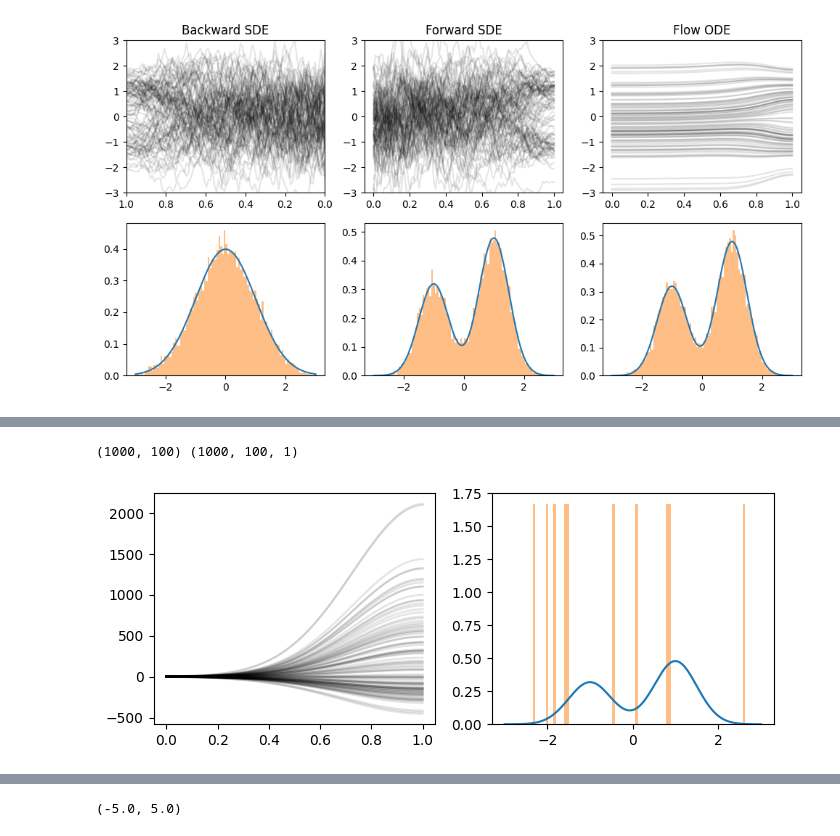
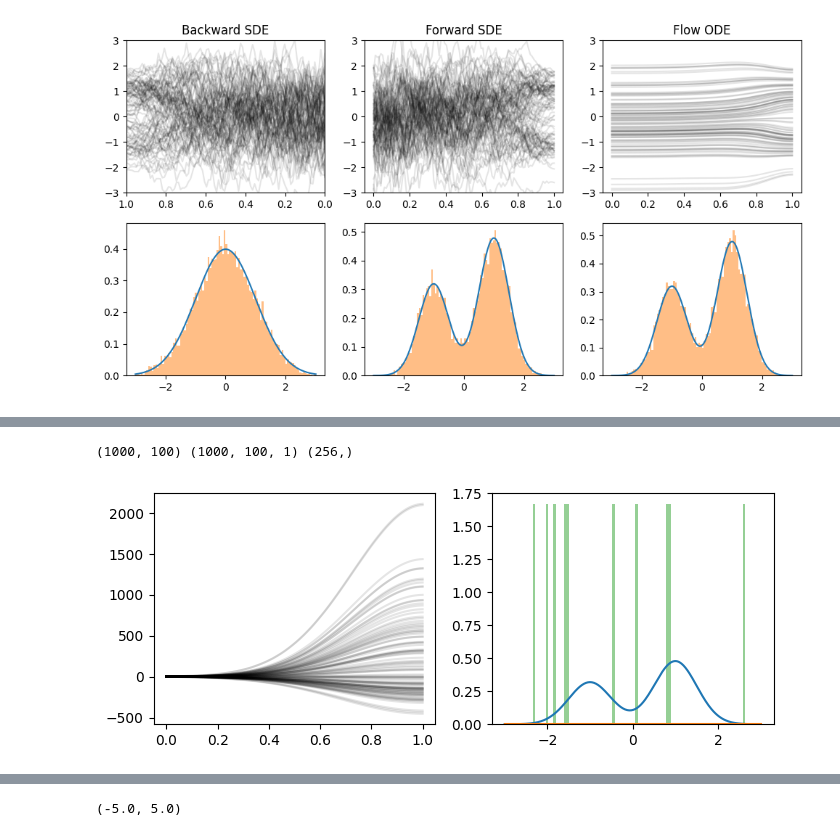
Before and after one commit to hsimonfroy/diffusion-field-level, a Jupyter notebook: TSM.ipynb, the cells around one changed output, grey strips where cells are left out. Cells and saved outputs as stored; diff of their text form; code cells hidden in the pictures.

Commit message:
logp_sde

```diff
--- a/TSM.ipynb
+++ b/TSM.ipynb
@@ -242,20 +258,55 @@ def sample_sde(key, params):
     x0 = base.sample(seed=key_x0)
     return forward_sde(key_sde, x0, lambda t, y, args: score.apply(params, y, t))
     # return forward_sde(key_sde, x0, score_target)
+# %%
+from diffrax import diffeqsolve, ControlTerm, Euler, MultiTerm, ODETerm, SaveAt, VirtualBrownianTree
+# Compute sampling probability.
+# We naively recompute a whole trajectory for this though we could later think
+# about sampling and computing probability at the same time.
+
+@jit
+@partial(vmap, in_axes=(None, 0))
+def logp_sde(params, x1):
+    # Let us use the ontinuous change of variable formula
+    # log p_t(x(t)) = log p_0(x(0)) - \int_0^t div(vf(x(s), s)) ds
+    eps = 1e-6
+    t0, t1 = eps, 1-eps
+    t0, t1 = 1-eps, eps
+    vf = lambda t, y, args: drift(t, y, args) + diffusion(t, y, args)**2 / 2 * score.apply(params, y, t)
+    # vf = lambda t, y, args: drift(t, y, args) + diffusion(t, y, args)**2 / 2 * score_target(t, y, args)
+
+    def logp_drift(t, y, args):
+        x, logp = y
+        dx = vf(t, x, args)
+        div = jnp.trace(jax.jacfwd(lambda xx: vf(t, xx, args))(x)) # Full Jac
+        # div = # Hutchinson trace estimator
+        return dx, div
+
+    terms = ODETerm(logp_drift)
+    solver = Euler()
+    saveat = SaveAt(t1=True)
+    y0 = (x1, 0.0)
+
+    sol = diffeqsolve(terms, solver, t0, t1, dt0=-0.05, y0=y0, args=(params,), saveat=saveat)
+    x0, logp = tree.map(lambda x: x[-1], sol.ys)
+    # debug.print("{x0}, {logp}", x0=x0, logp=logp)
+    return base.log_prob(x0) + logp
 # %%
 # Let's sample from the untrained process
 ts, xs = sample_sde(jr.split(jr.key(0), 1000), params)
-print(ts.shape, xs.shape)
+logplin = logp_sde(params, xlin)
+print(ts.shape, xs.shape, logplin.shape)
 # %% [output]
-(1000, 100) (1000, 100, 1)
+(1000, 100) (1000, 100, 1) (256,)
 # %%
 figure(figsize=(8,3))
 subplot(121)
 for i in range(100):
-  plot(ts[i], xs[i], 'k', alpha=0.1);
+    plot(ts[i], xs[i], 'k', alpha=0.1);
 
 subplot(122)
 plot(xlin, target.prob(xlin));
+plot(xlin, jnp.exp(logplin));
 hist(xs[:,-1], 100, range=xlim, density=True, alpha=0.5);
 # %% [output]
-[figure, old version]
+[figure, new version]
```
Also changed, not shown: parts of 14 cells of this notebook.
